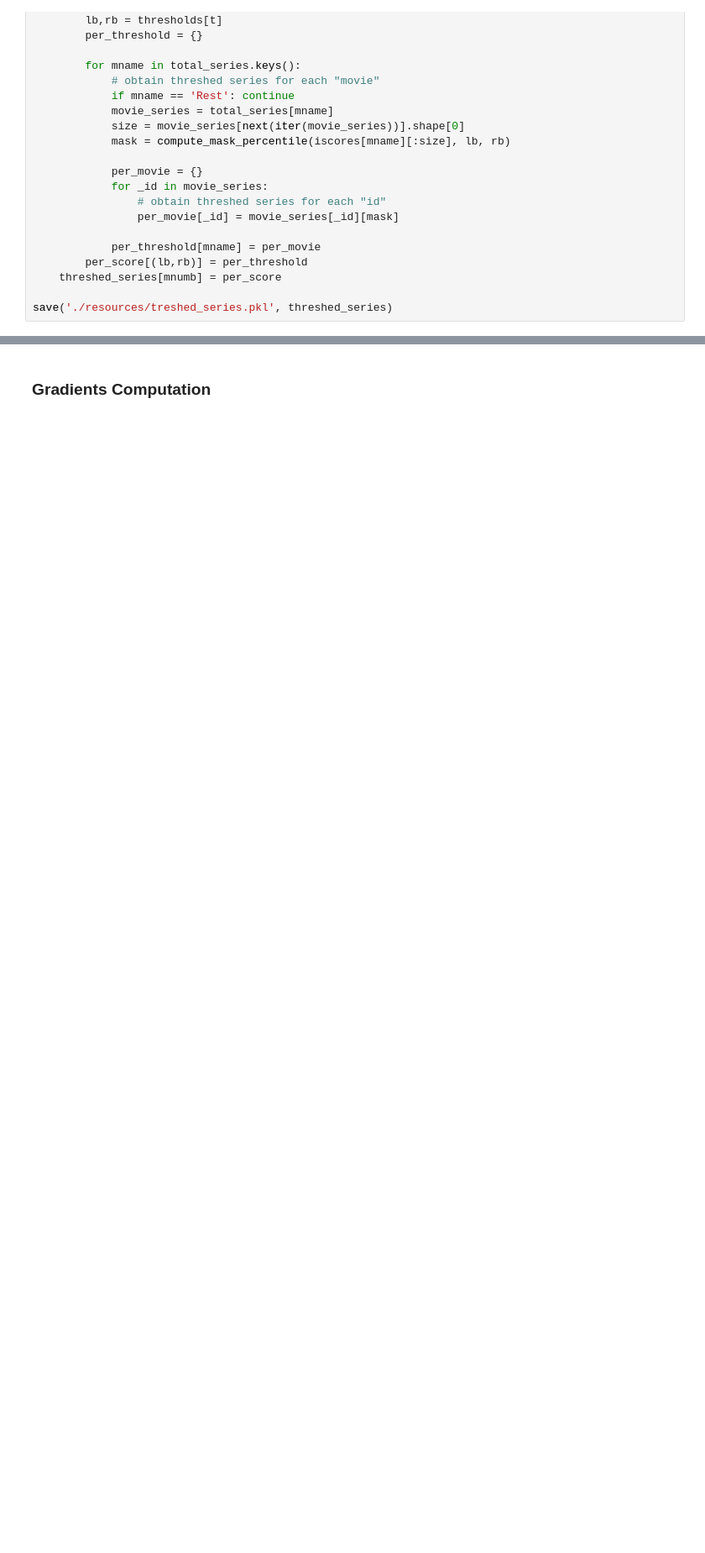
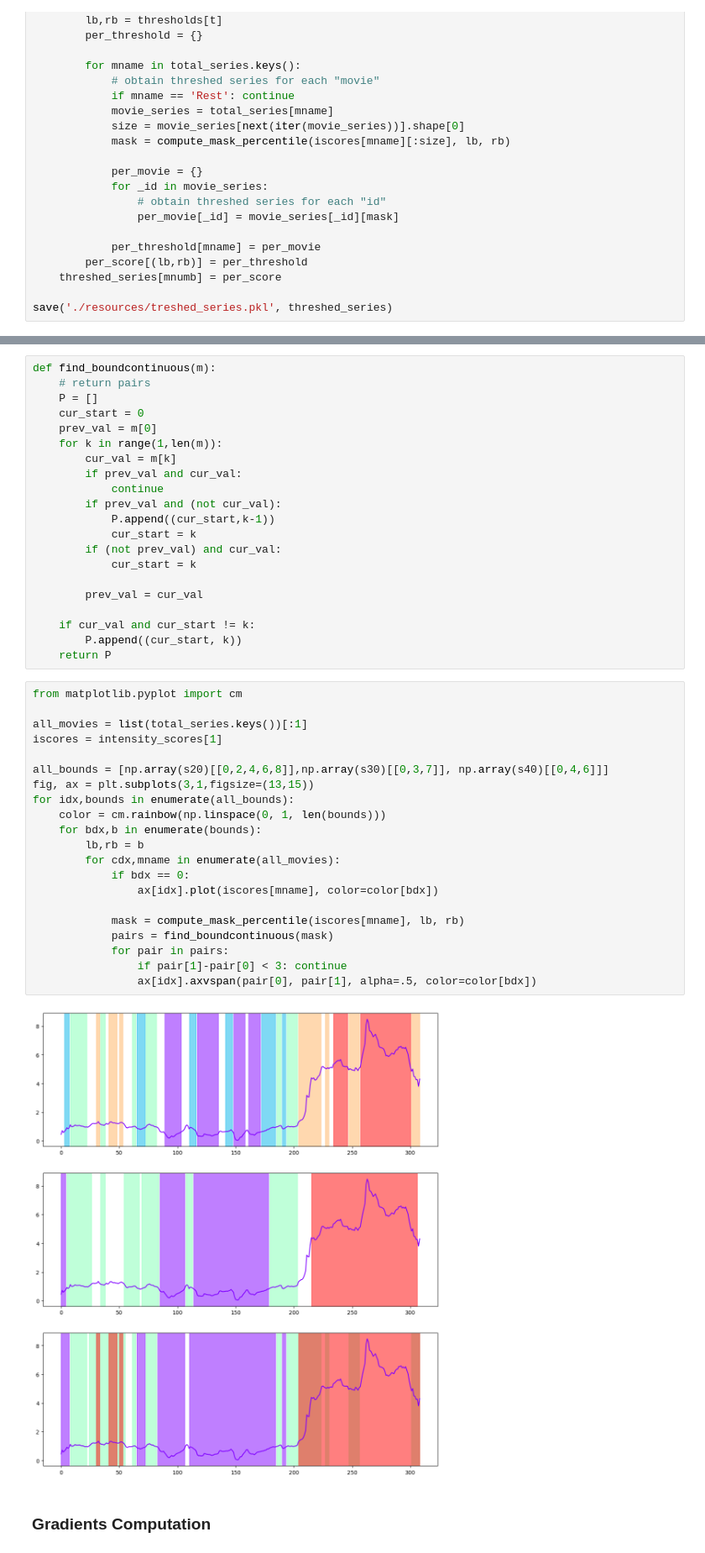
Before and after one commit to MIPLabCH/emoguide_gradients, a Jupyter notebook: 13_frame-select-stability.ipynb, the cells around one changed output, grey strips where cells are left out. Shown at 84% size. Cells and saved outputs as stored; diff of their text form; blank space fills up the shorter version.

```diff
--- a/13_frame-select-stability.ipynb
+++ b/13_frame-select-stability.ipynb
@@ -214,3 +220,47 @@ save('./resources/treshed_series.pkl', threshed_series)
+# %%
+def find_boundcontinuous(m):
+    # return pairs
+    P = []
+    cur_start = 0
+    prev_val = m[0]
+    for k in range(1,len(m)):
+        cur_val = m[k]
+        if prev_val and cur_val:
+            continue
+        if prev_val and (not cur_val):
+            P.append((cur_start,k-1))
+            cur_start = k
+        if (not prev_val) and cur_val:
+            cur_start = k
+
+        prev_val = cur_val
+
+    if cur_val and cur_start != k:
+        P.append((cur_start, k))
+    return P
+# %%
+from matplotlib.pyplot import cm
+
+all_movies = list(total_series.keys())[:1]
+iscores = intensity_scores[1]
+
+all_bounds = [np.array(s20)[[0,2,4,6,8]],np.array(s30)[[0,3,7]], np.array(s40)[[0,4,6]]]
+fig, ax = plt.subplots(3,1,figsize=(13,15))
+for idx,bounds in enumerate(all_bounds):
+    color = cm.rainbow(np.linspace(0, 1, len(bounds)))
+    for bdx,b in enumerate(bounds):
+        lb,rb = b
+        for cdx,mname in enumerate(all_movies):
+            if bdx == 0:
+                ax[idx].plot(iscores[mname], color=color[bdx])
+
+            mask = compute_mask_percentile(iscores[mname], lb, rb)
+            pairs = find_boundcontinuous(mask)
+            for pair in pairs:
+                if pair[1]-pair[0] < 3: continue
+                ax[idx].axvspan(pair[0], pair[1], alpha=.5, color=color[bdx])
+# %% [output]
+[figure, added]
 # %% [markdown]
 ### Gradients Computation
 # %%
```
Also changed, not shown: parts of 5 cells of this notebook, 8 other files.
